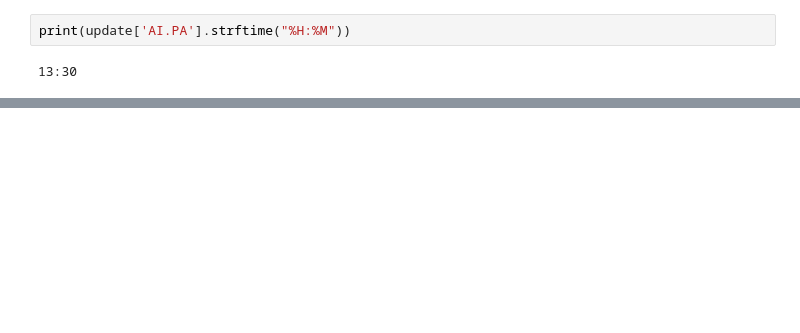
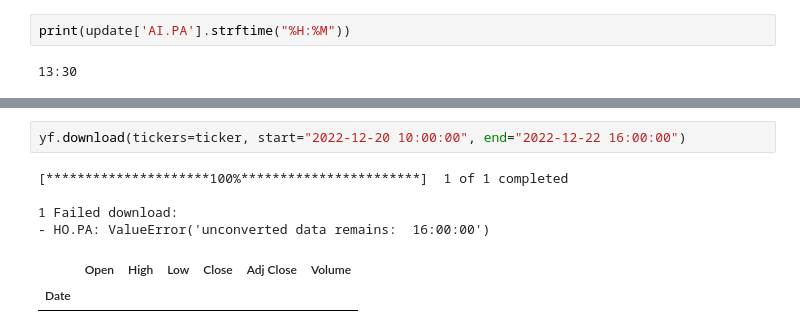
Before and after one commit to pavelkurach/stock-market-screener-telegram-bot, a Jupyter notebook: screener_temp.ipynb, the cells around one changed output, grey strips where cells are left out. Saved outputs shown, nothing was run; the diff lists cells and outputs as text; blank space fills up the shorter version.

```diff
--- a/screener_temp.ipynb
+++ b/screener_temp.ipynb
@@ -260,2 +272,11 @@ session.query(cac40_classes['AI.PA']).order_by(cac40_classes['AI.PA'].Datetime.d
 # %% [output]
 133.82000732421875
+# %%
+yf.download(tickers=ticker, start="2022-12-20 10:00:00", end="2022-12-22 16:00:00")
+# %% [output]
+[*********************100%***********************]  1 of 1 completed
+
+1 Failed download:
+- HO.PA: ValueError('unconverted data remains:  16:00:00')
+|  | Open | High | Low | Close | Adj Close | Volume |
+| Date |  |  |  |  |  |  |
```
Also changed, not shown: parts of 22 cells of this notebook, 1 other file.
